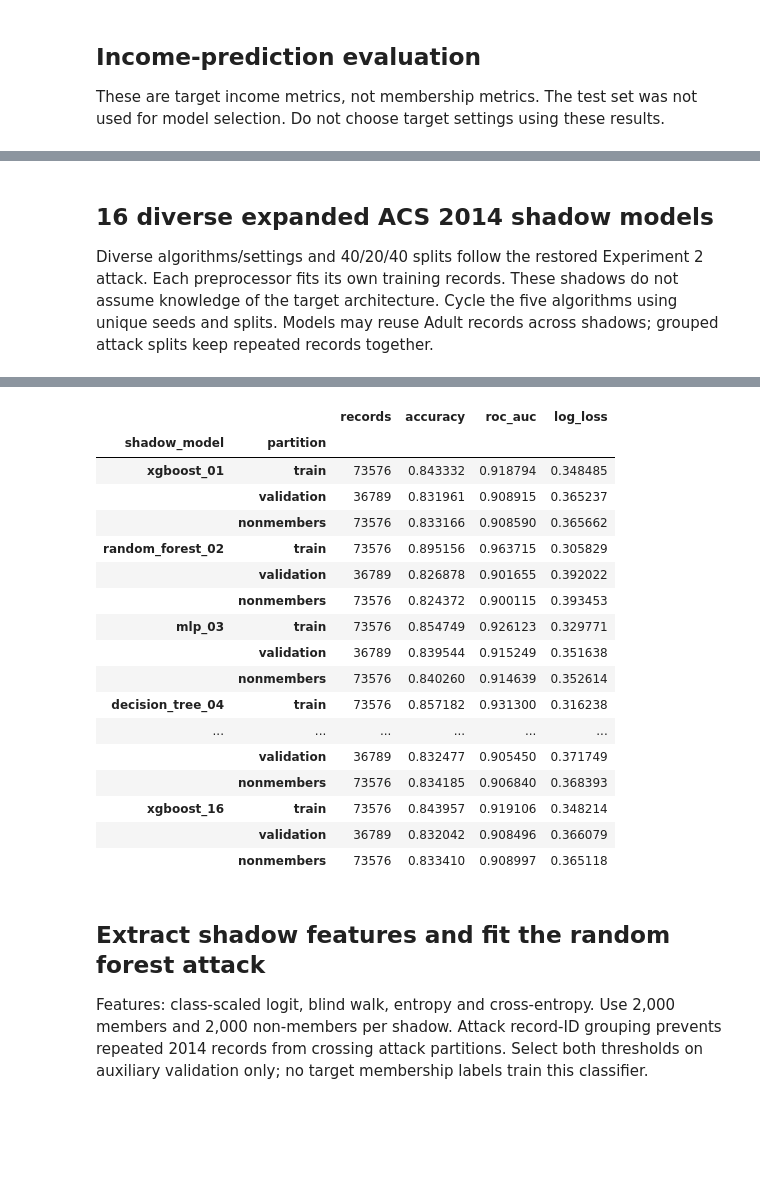
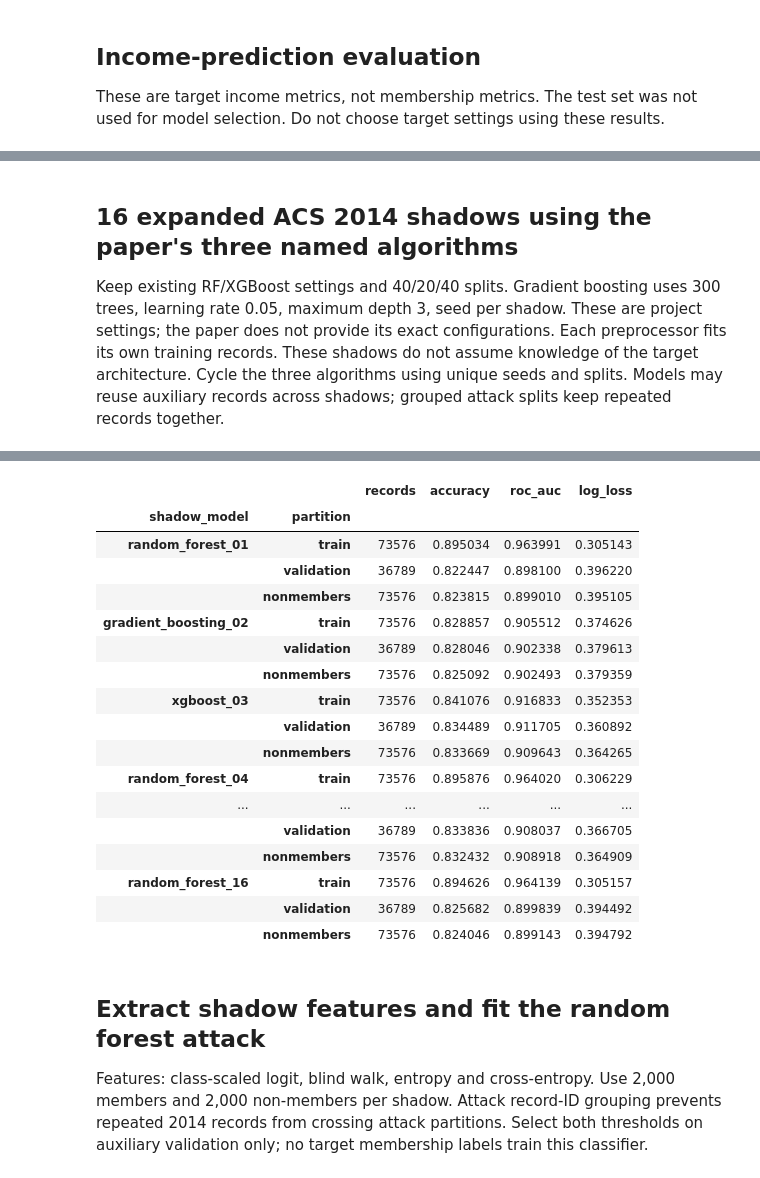
Before and after one commit to isyed-11/Uncertainity-Aware-MF-Mmebership-Inference-Attack, a Jupyter notebook: exp_3_expanded dataset.ipynb, the cells around one changed output, grey strips where cells are left out. Saved outputs shown, nothing was run; the diff lists cells and outputs as text; code cells hidden in the pictures; blank space fills up the shorter version.

```diff
--- a/exp_3_expanded dataset.ipynb
+++ b/exp_3_expanded dataset.ipynb
@@ -23,14 +27,21 @@ from src.expanded_data import (
     reference_split_config, EXPANDED_FEATURES, EXCLUDED, load_expanded_year,
 )
 from src.training import train_target_model, evaluate_model
-from src.shadow_models import load_adult_data, train_shadow_models, summarize_shadow_models
+from src.exp3_checkpoints import cached_target_train, cached_expanded_shadows
+from src.shadow_models import (load_adult_data, train_shadow_models,
+                               summarize_shadow_models, PAPER_SHADOW_ALGORITHMS)
 from src.membership_attack import train_membership_classifier, evaluate_attack
 from src.paper_attack_features import (collect_shadow_paper_features, collect_target_paper_features,
                                        make_probability_oracle)
 
 torch.set_num_threads(4)
 SEED = 42
-TRAIN_SIZE = 50_000
+TRAIN_SIZE = 100_000
+INCOME_BASE_YEAR = None
+NOMINAL_INCOME_METADATA = dict(enabled=False, label='PINCP > 50000', adjustment='None')
+RUN_DIR = Path('artifacts/exp_3_2023_2014_100000_nominal_paper_algorithms')
+ADULT_RUN_DIR = RUN_DIR / 'adult_auxiliary'
+RUN_DIR.mkdir(parents=True, exist_ok=True)
 SPLIT_CONFIG = reference_split_config()
 assert SPLIT_CONFIG['seed'] == SEED, 'Use the reference seed consistently.'
 TRAIN_CONFIG = dict(hidden_dims=(512, 256, 128), dropout=0.0, epochs=100,
@@ -40,6 +51,7 @@ WALK_CONFIG = dict(max_steps=20, repeats=2, categorical_change_probability=0.05,
                    batch_size=512, seed=SEED)
 SHADOW_RECORDS_PER_CLASS = 2000
 N_SHADOW_MODELS = 16
+SHADOW_ALGORITHMS = PAPER_SHADOW_ALGORITHMS
 # Native commuting units; all other added codes are categorical in the walk.
 EXPANDED_NUMERIC_WALK = {'JWMNP': (2.0, 0, 200), 'JWRIP': (1.0, 1, 10)}
 print('Training size:', TRAIN_SIZE, '| Input fields:', len(EXPANDED_FEATURES))
@@ -51,7 +63,7 @@ Reference split configuration: {'validation_size': 10000, 'test_size': 10000, 'm
 ## Load 2023 target records and make stratified partitions
 Split sizes and seed follow Experiment 2, applied to the new 2023 records.
 # %%
-expanded_source = load_expanded_year(2023)
+expanded_source = load_expanded_year(2023, income_base_year=INCOME_BASE_YEAR)
 reference_partitions = split_acs_data(expanded_source, **SPLIT_CONFIG)
 expanded_base_partitions = reference_partitions
 expanded_partitions = subset_target_training(
@@ -61,6 +73,7 @@ for name in ['validation', 'test', 'mia_members', 'mia_nonmembers']:
 assert set(expanded_partitions['mia_members'].index).issubset(expanded_partitions['train'].index)
 for name in ['validation', 'test', 'mia_nonmembers']:
     assert set(expanded_partitions[name].index).isdisjoint(expanded_partitions['train'].index)
+print('Target income adjustment:', expanded_source.attrs.get('income_adjustment', NOMINAL_INCOME_METADATA))
 print('Eligible records:', len(expanded_source))
 print('Unused records:', len(expanded_source) - TRAIN_SIZE
       - sum(len(expanded_partitions[name]) for name in ['validation', 'test', 'mia_nonmembers']))
@@ -176,14 +189,18 @@ Train-test accuracy gap (percentage points): 21.046
 # %% [markdown]
-## 16 diverse expanded ACS 2014 shadow models
-Diverse algorithms/settings and 40/20/40 splits follow the
-restored Experiment 2 attack. Each preprocessor fits its own training records.
+## 16 expanded ACS 2014 shadows using the paper's three named algorithms
+Keep existing RF/XGBoost settings and 40/20/40 splits.
+Gradient boosting uses 300 trees, learning rate 0.05, maximum depth 3, seed per shadow.
+These are project settings; the paper does not provide its exact configurations.
+Each preprocessor fits its own training records.
 These shadows do not assume knowledge of the target architecture.
-Cycle the five algorithms using unique seeds and splits. Models may reuse Adult
+Cycle the three algorithms using unique seeds and splits. Models may reuse auxiliary
 records across shadows; grouped attack splits keep repeated records together.
 # %%
-acs_auxiliary = load_expanded_year(2014)
+acs_auxiliary = load_expanded_year(2014, income_base_year=INCOME_BASE_YEAR)
+print('Auxiliary income adjustment:', acs_auxiliary.attrs.get('income_adjustment', NOMINAL_INCOME_METADATA))
 assert set(acs_auxiliary.index).isdisjoint(expanded_source.index)
-shadow_results = train_shadow_models(acs_auxiliary, seed=SEED, n_models=N_SHADOW_MODELS, schema='expanded_acs')
+shadow_results = cached_expanded_shadows(acs_auxiliary, seed=SEED, n_models=N_SHADOW_MODELS,
+    run_dir=RUN_DIR, algorithms=SHADOW_ALGORITHMS)
 # Verify native-input queries reproduce probabilities computed during training.
 for name, result in shadow_results.items():
     audit_rows = result['attack_data'].iloc[:32]
@@ -214,22 +231,22 @@ Training shadow 16/16: xgboost
 Probability oracle consistency verified for all 16 shadows.
 |  |  | records | accuracy | roc_auc | log_loss |
 | shadow_model | partition |  |  |  |  |
-| xgboost_01 | train | 73576 | 0.843332 | 0.918794 | 0.348485 |
-|  | validation | 36789 | 0.831961 | 0.908915 | 0.365237 |
-|  | nonmembers | 73576 | 0.833166 | 0.908590 | 0.365662 |
-| random_forest_02 | train | 73576 | 0.895156 | 0.963715 | 0.305829 |
-|  | validation | 36789 | 0.826878 | 0.901655 | 0.392022 |
-|  | nonmembers | 73576 | 0.824372 | 0.900115 | 0.393453 |
-| mlp_03 | train | 73576 | 0.854749 | 0.926123 | 0.329771 |
-|  | validation | 36789 | 0.839544 | 0.915249 | 0.351638 |
-|  | nonmembers | 73576 | 0.840260 | 0.914639 | 0.352614 |
-| decision_tree_04 | train | 73576 | 0.857182 | 0.931300 | 0.316238 |
+| random_forest_01 | train | 73576 | 0.895034 | 0.963991 | 0.305143 |
+|  | validation | 36789 | 0.822447 | 0.898100 | 0.396220 |
+|  | nonmembers | 73576 | 0.823815 | 0.899010 | 0.395105 |
+| gradient_boosting_02 | train | 73576 | 0.828857 | 0.905512 | 0.374626 |
+|  | validation | 36789 | 0.828046 | 0.902338 | 0.379613 |
+|  | nonmembers | 73576 | 0.825092 | 0.902493 | 0.379359 |
+| xgboost_03 | train | 73576 | 0.841076 | 0.916833 | 0.352353 |
+|  | validation | 36789 | 0.834489 | 0.911705 | 0.360892 |
+|  | nonmembers | 73576 | 0.833669 | 0.909643 | 0.364265 |
+| random_forest_04 | train | 73576 | 0.895876 | 0.964020 | 0.306229 |
 | ... | ... | ... | ... | ... | ... |
-|  | validation | 36789 | 0.832477 | 0.905450 | 0.371749 |
-|  | nonmembers | 73576 | 0.834185 | 0.906840 | 0.368393 |
-| xgboost_16 | train | 73576 | 0.843957 | 0.919106 | 0.348214 |
-|  | validation | 36789 | 0.832042 | 0.908496 | 0.366079 |
-|  | nonmembers | 73576 | 0.833410 | 0.908997 | 0.365118 |
+|  | validation | 36789 | 0.833836 | 0.908037 | 0.366705 |
+|  | nonmembers | 73576 | 0.832432 | 0.908918 | 0.364909 |
+| random_forest_16 | train | 73576 | 0.894626 | 0.964139 | 0.305157 |
+|  | validation | 36789 | 0.825682 | 0.899839 | 0.394492 |
+|  | nonmembers | 73576 | 0.824046 | 0.899143 | 0.394792 |
 # %% [markdown]
 ## Extract shadow features and fit the random forest attack
 Features: class-scaled logit, blind walk, entropy and cross-entropy. Use 2,000
```
Also changed, not shown: parts of 17 cells of this notebook, 15 other files.
